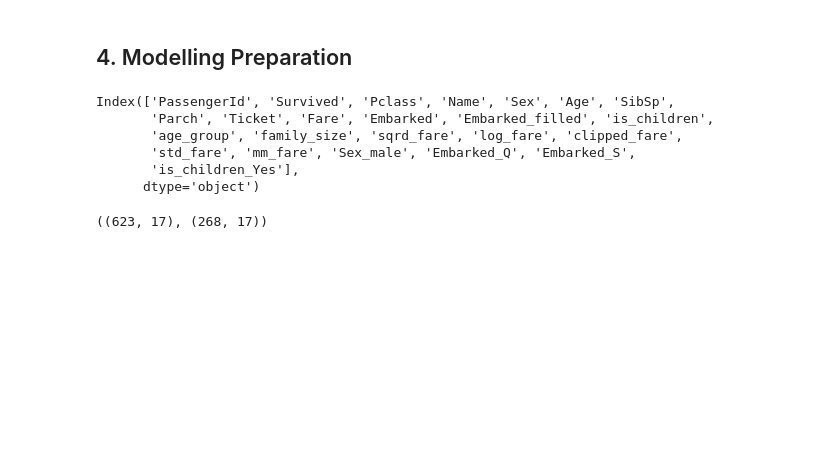
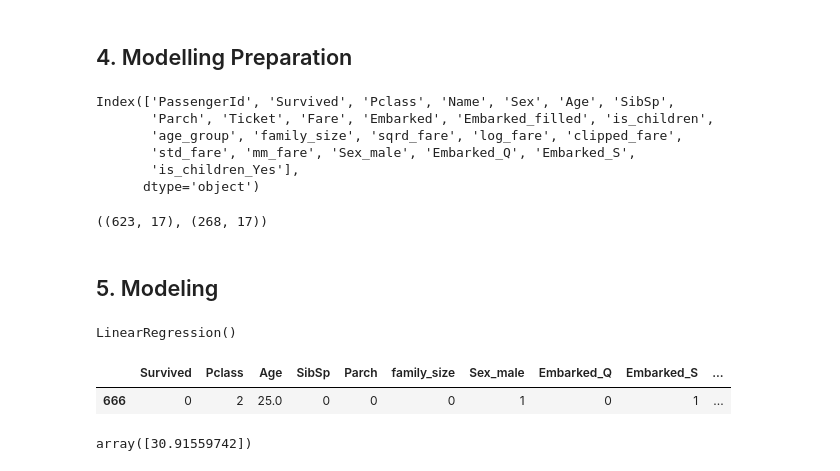
Before and after one commit to ergonrizky26/habis-kerja-data-science-practice, a Jupyter notebook: [Modul_5_Habis_Kerja]_python_data_modelling.ipynb, the cells around one changed output. Drawn from its saved outputs; the diff is of its cells as text; code cells hidden in the pictures; blank space fills up the shorter version.

Commit message:
Adding modeling using Linear Regression

```diff
--- a/[Modul_5_Habis_Kerja]_python_data_modelling.ipynb
+++ b/[Modul_5_Habis_Kerja]_python_data_modelling.ipynb
@@ -560,3 +560,28 @@ train, test = train_test_split(final_data, test_size=0.3, random_state=2021)
 train.shape, test.shape
 # %% [output]
 ((623, 17), (268, 17))
+# %% [markdown]
+## 5. Modeling
+# %%
+# import libraries
+from sklearn.linear_model import LinearRegression
+# preidctor = X, target = y
+
+X_train = train.drop(['Fare', 'mm_fare', 'sqrd_fare', 'log_fare', 'clipped_fare', 'std_fare', 'age_group'], 1)
+y_train = train['Fare']
+X_test = test.drop(['Fare', 'mm_fare', 'sqrd_fare', 'log_fare', 'clipped_fare', 'std_fare', 'age_group'], 1)
+y_test = test['Fare']
+
+lr = LinearRegression()
+lr.fit(X_train, y_train)
+# %% [output]
+LinearRegression()
+# %%
+X_test[2:3]
+# %% [output]
+|  | Survived | Pclass | Age | SibSp | Parch | family_size | Sex_male | Embarked_Q | Embarked_S | ... |
+| 666 | 0 | 2 | 25.0 | 0 | 0 | 0 | 1 | 0 | 1 | ... |
+# %%
+lr.predict(X_test[2:3])
+# %% [output]
+array([30.91559742])
```
Also changed, not shown: parts of 2 cells of this notebook.
